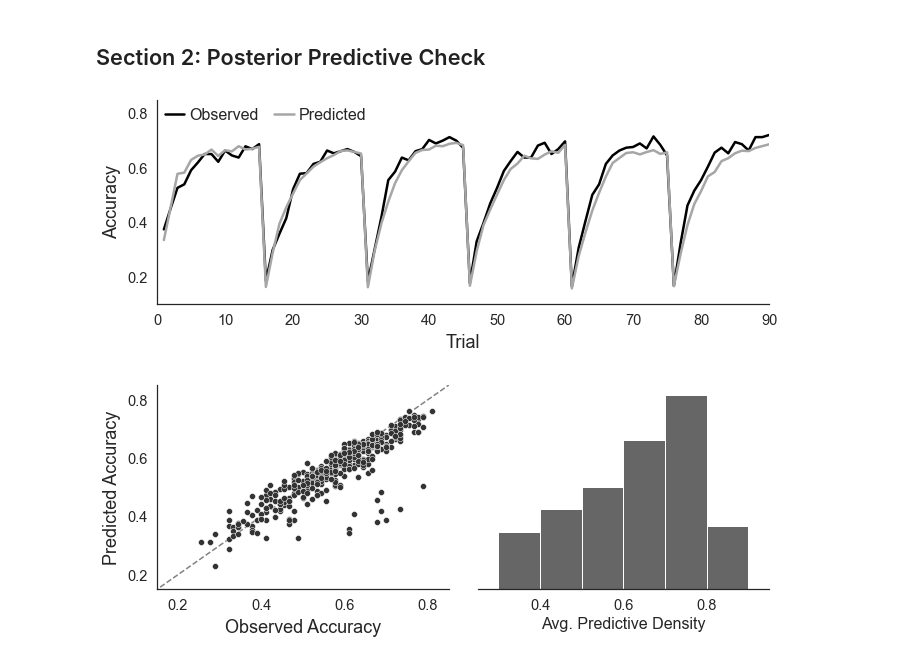
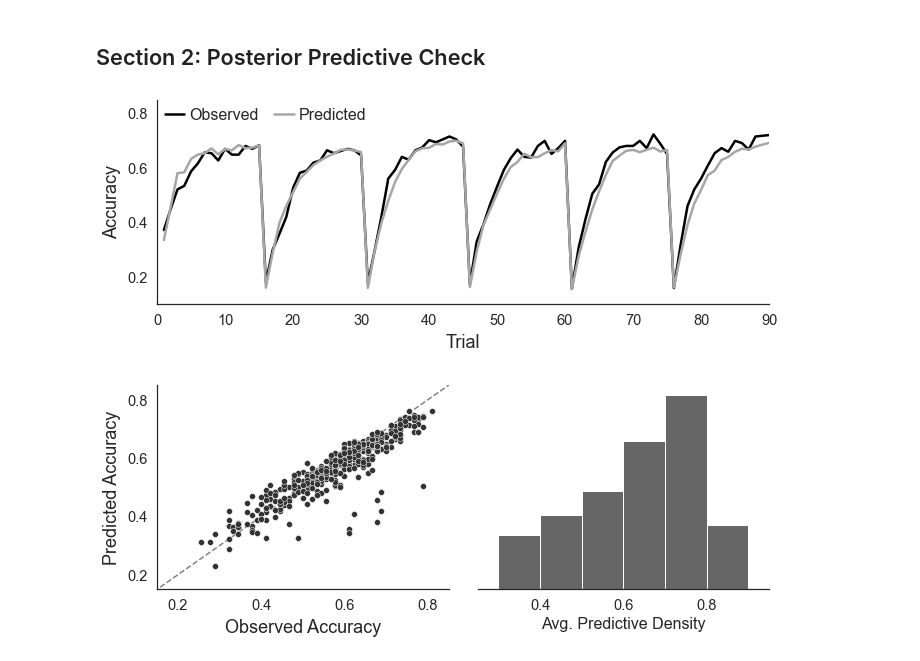
Before and after one commit to nivlab/sciops, a Jupyter notebook: analysis/supp_02.ipynb, the cells around one changed output. Drawn from its saved outputs; the diff is of its cells as text; code cells hidden in the pictures.

```diff
--- a/analysis/supp_02.ipynb
+++ b/analysis/supp_02.ipynb
@@ -11,8 +11,6 @@ from pandas import read_csv
 
 ## Load Stan summary.
 df = read_csv(os.path.join('stan_results','rstd_summary.tsv'), sep='\t', index_col='name')
-
-## Exclude diagnostic variables.
 df = df.T.filter(regex='theta').T
 
 ## Count problematic parameters.
@@ -20,9 +18,9 @@ m = (df.R_hat >= 1.1).sum()
 n = df.R_hat.size
 print(f'Number of parameters: %s/%s (%0.3f%%)' %(m,n,m/n))
 
-## Count problematic participants.
+## Identify problematic participants.
 sub = df.T.filter(regex='theta').T.query('R_hat > 1')
-sub = np.unique([int(s.replace(']','').split(',')[-1]) for s in sub.index])
+sub = np.unique([int(s.replace(']','').split(',')[-1]) - 1 for s in sub.index])
 m = sub.size; n = df.T.filter(regex='theta_pr\[1').shape[-1]
 print('Number of subjects: %s/%s (%0.3f%%)' %(m,n,m/n))
 # %% [output]
@@ -49,6 +47,11 @@ data = data[data.subject.isin(metrics.subject)].reset_index(drop=True)
 
 ## Load posterior predictive check.
 ppc = read_csv('stan_results/rstd_ppc.tsv.gz', sep='\t', compression='gzip')
+
+## Drop participants with ill-fitting models.
+drop_ix = metrics.subject.sort_values().values[sub]
+data = data[~data.subject.isin(drop_ix)]
+ppc = ppc[~ppc.subject.isin(drop_ix)]
 
 #~~~~~~~~~~~~~~~~~~~~~~~~~~~~~~~~~~~~~~~~~~#
 ### Plotting.
@@ -67,32 +70,31 @@ ax.set(xlim=(0,90), ylim=(0.1,0.85))
 ax.set_xlabel('Trial', fontsize=18, labelpad=6)
 ax.set_ylabel('Accuracy', fontsize=18, labelpad=6)
 ax.legend(loc=2, frameon=False, ncol=2, fontsize=16, borderpad=0, handlelength=1.2,
           handletextpad=0.3, columnspacing=1)
 sns.despine(ax=ax)
 
 ## Plot predicted accuracy across participants.
 ax = plt.subplot2grid((2,2),(1,0))
 sns.scatterplot(x=data.groupby('subject').accuracy.mean(), y=ppc.groupby('subject').accuracy.mean(), color='0.2', ax=ax)
 ax.plot([0,1],[0,1],linestyle='--',color='0.5',zorder=-1)
 
 ## Add detail.
 ax.set(xlim=(0.15,0.85),ylim=(0.15,0.85))
 ax.set_xlabel('Observed Accuracy', fontsize=18, labelpad=6)
 ax.set_ylabel('Predicted Accuracy', fontsize=18, labelpad=6)
 sns.despine(ax=ax)
 
 ## Plot distribution of average predictive density per subject.
 ax = plt.subplot2grid((2,2),(1,1))
 sns.histplot(ppc.groupby('subject').choice.mean(), color='0.2', bins=np.arange(0.2,1.1,0.1))
 
 ## Add detail.
 ax.set(xlim=(0.25, 0.95), xticks=[0.4,0.6,0.8], yticks=[], ylabel='')
 ax.set_xlabel('Avg. Predictive Density')
 sns.despine(left=True, ax=ax)
 
-
 ## Save figure.
 plt.subplots_adjust(left=0.10, right=0.95, top=0.95, bottom=0.1, hspace=0.4, wspace=0.1)
 plt.savefig(os.path.join('..','figures','supp_01.png'), dpi=180, transparent=True)
 # %% [output]
-[figure, old version]
+[figure, new version]
```
Also changed, not shown: 6 other files.
